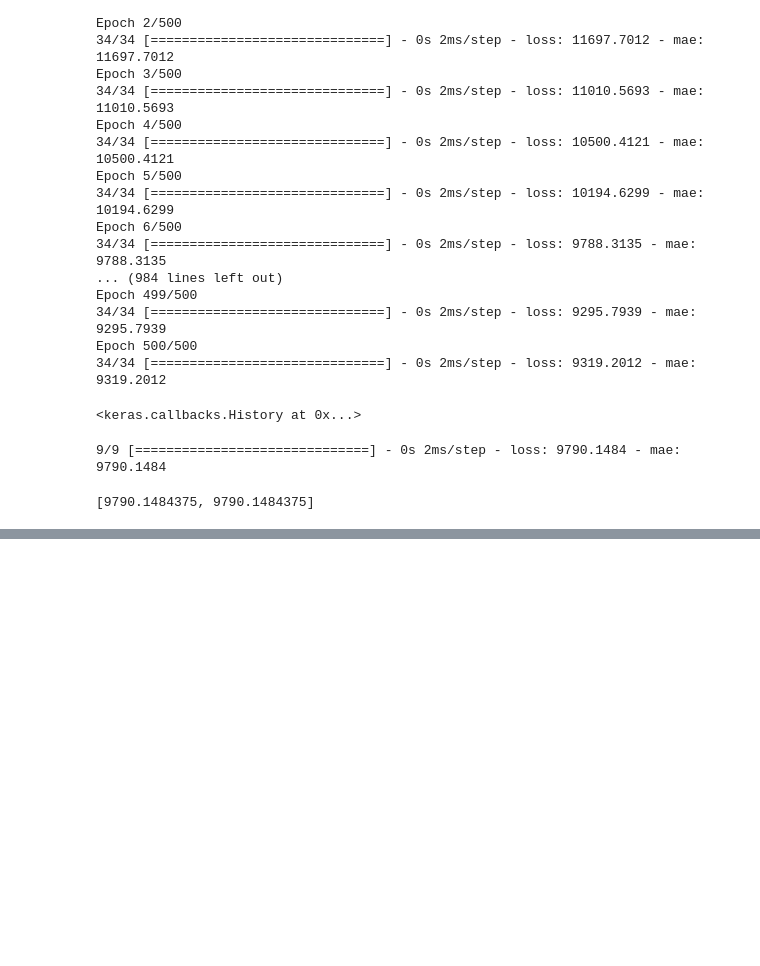
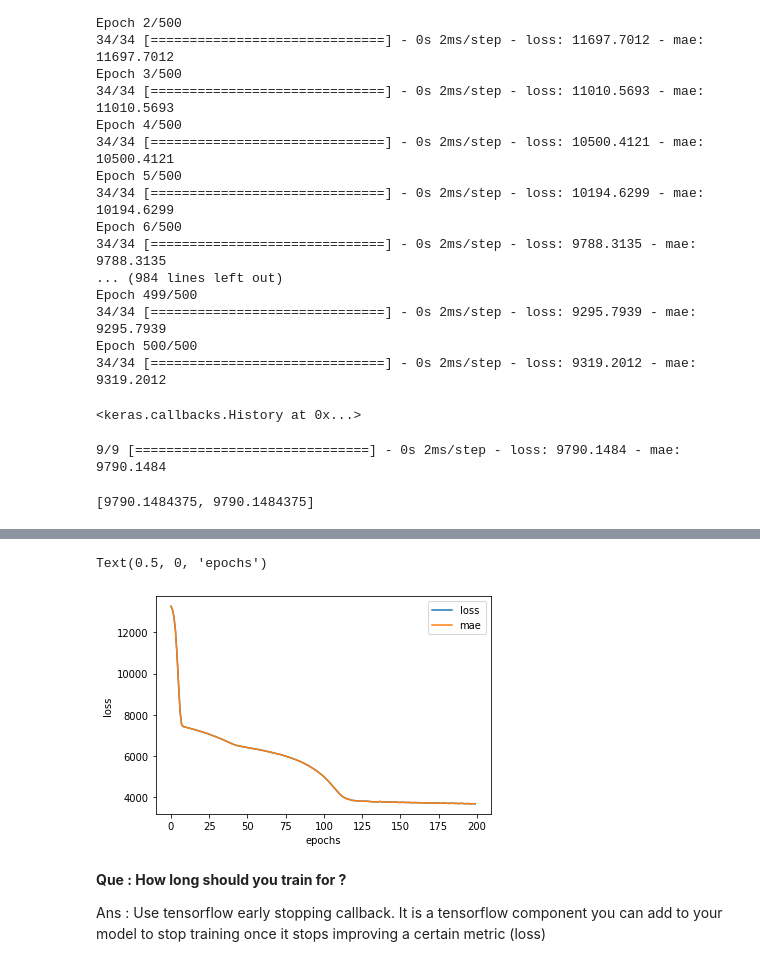
Before and after one commit to topguns837/Tensorflow-deeplearning, a Jupyter notebook: 01_neural_network_regression_with_tensorflow.ipynb, the cells around one changed output, grey strips where cells are left out. Cells and saved outputs as stored; diff of their text form; code cells hidden in the pictures; blank space fills up the shorter version.

```diff
--- a/01_neural_network_regression_with_tensorflow.ipynb
+++ b/01_neural_network_regression_with_tensorflow.ipynb
@@ -1258,3 +1258,22 @@ model_layer.evaluate(X_test,y_test)
 [9790.1484375, 9790.1484375]
 # %%
 # MAE is higher than other models :(
+# %%
+#Using Adam optimizer with more hidden layers
+
+#Set random seed
+tf.random.set_seed(42)
+
+#1. Create a model
+model_adam_layers = tf.keras.Sequential([
+                                         tf.keras.layers.Dense(100),
+                                         tf.keras.layers.Dense(10),
+                                         tf.keras.layers.Dense(1)
+])
+#2. Compile the model
+model_adam_layers.compile(loss = tf.keras.losses.mae,
+              optimizer = tf.keras.optimizers.Adam(),
+              metrics = ["mae"])
+
+#Fit the model
+model_adam_layers.fit(X_train,y_train,epochs = 100,verbose = 1)
@@ -1260,0 +1304,19 @@ model_layer.evaluate(X_test,y_test)
+# %%
+#Using more epochs
+
+#Set random seed
+tf.random.set_seed(42)
+
+#1. Create a model
+model_adam_layers = tf.keras.Sequential([
+                                         tf.keras.layers.Dense(100),
+                                         tf.keras.layers.Dense(10),
+                                         tf.keras.layers.Dense(1)
+])
+#2. Compile the model
+model_adam_layers.compile(loss = tf.keras.losses.mae,
+              optimizer = tf.keras.optimizers.Adam(),
+              metrics = ["mae"])
+
+#Fit the model
+history = model_adam_layers.fit(X_train,y_train,epochs = 200,verbose = 1)
@@ -1260,0 +1343,12 @@ model_layer.evaluate(X_test,y_test)
+# %%
+#Plot history (also known as a loss curve or a training curve)
+pd.DataFrame(history.history).plot()
+plt.ylabel("loss")
+plt.xlabel("epochs")
+# %% [output]
+Text(0.5, 0, 'epochs')
+[figure, added]
+# %% [markdown]
+**Que : How long should you train for ?**
+
+Ans : Use tensorflow early stopping callback. It is a tensorflow component you can add to your model to stop training once it stops improving a certain metric (loss)
```
Also changed, not shown: parts of 36 cells of this notebook.
